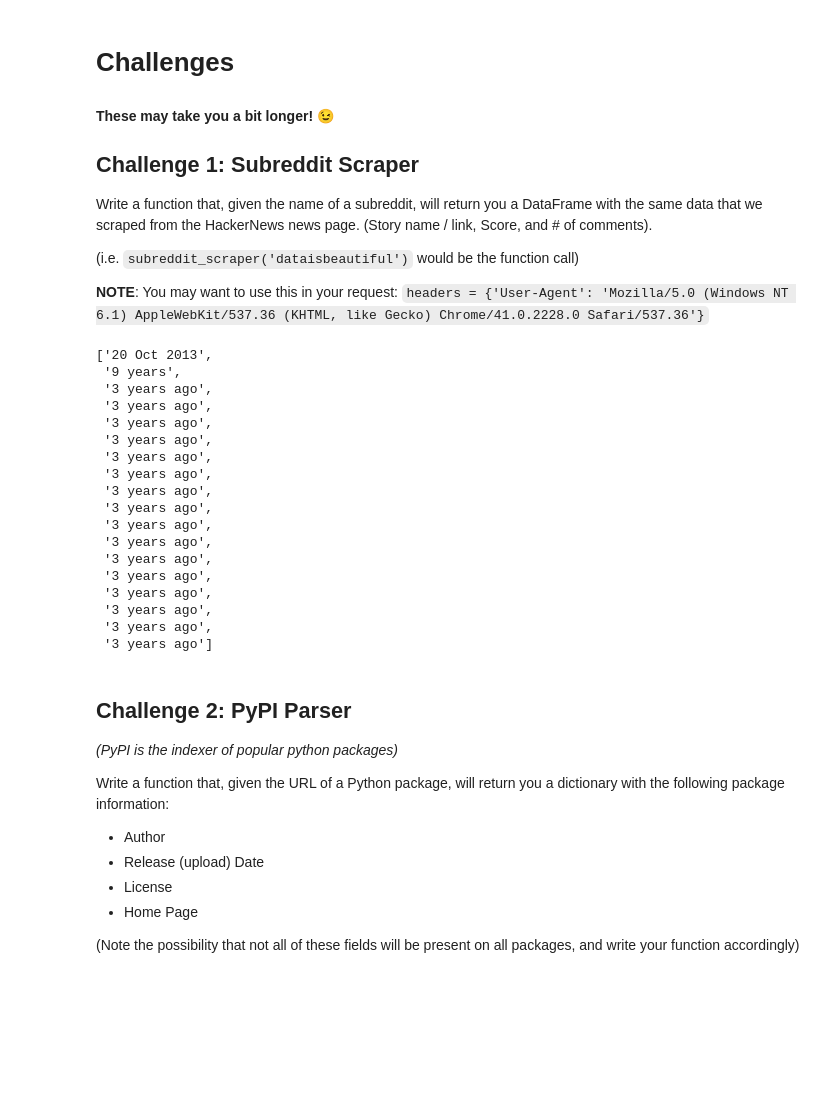
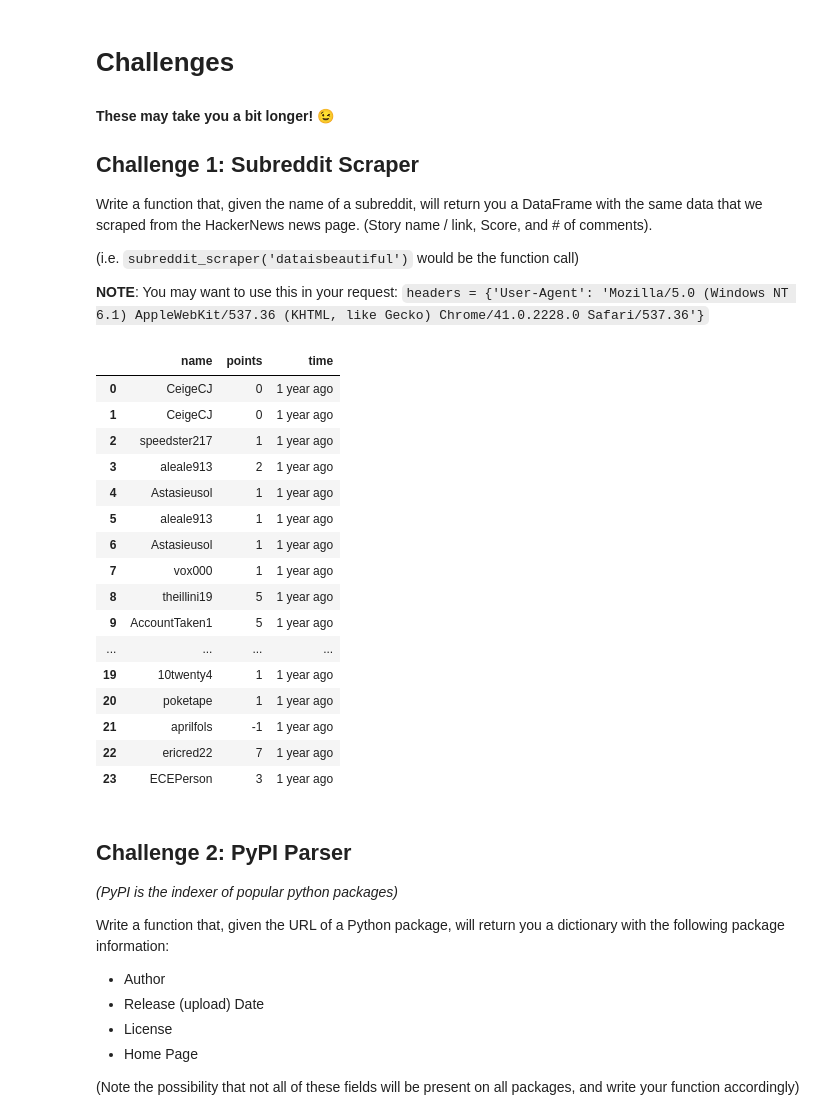
Before and after one commit to YaboLee/Data_Hackerspace_FA17, a Jupyter notebook: week6/WebScraping.ipynb, the cells around one changed output. Saved outputs shown, nothing was run; the diff lists cells and outputs as text; code cells hidden in the pictures; blank space fills up the shorter version.

```diff
--- a/week6/WebScraping.ipynb
+++ b/week6/WebScraping.ipynb
@@ -226,40 +229,52 @@ Write a function that, given the name of a subreddit, will return you a DataFram
 (i.e. `subreddit_scraper('dataisbeautiful')` would be the function call)
 
 **NOTE**: You may want to use this in your request: `headers = {'User-Agent': 'Mozilla/5.0 (Windows NT 6.1) AppleWebKit/537.36 (KHTML, like Gecko) Chrome/41.0.2228.0 Safari/537.36'}`
-# %%
-headers = {'User-Agent': 'Mozilla/5.0 (Windows NT 6.1) AppleWebKit/537.36 (KHTML, like Gecko) Chrome/41.0.2228.0 Safari/537.36'}
-html_doc = requests.get('https://www.reddit.com/r/UIUC/comments/1otmqs/who_is_the_hottest_professor_on_campus/',headers=headers).text
-html_doc
-
-T = []
-
-soup = BeautifulSoup(html_doc, "html5lib")
-for t in soup.find_all('time'):
-     T.append(t.text)
-
-#handsome = "https://www.reddit.com/r/UIUC/comments/1otmqs/who_is_the_hottest_professor_on_campus/"
-#subreddit_scraper(handsome)
-# %%
-T
-# %% [output]
-['20 Oct 2013',
- '9 years',
- '3 years ago',
- '3 years ago',
- '3 years ago',
- '3 years ago',
- '3 years ago',
- '3 years ago',
- '3 years ago',
- '3 years ago',
- '3 years ago',
- '3 years ago',
- '3 years ago',
- '3 years ago',
- '3 years ago',
- '3 years ago',
- '3 years ago',
- '3 years ago']
+# %%
+def subreddit_scraper(url):
+    headers = {'User-Agent': 'Mozilla/5.0 (Windows NT 6.1) AppleWebKit/537.36 (KHTML, like Gecko) Chrome/41.0.2228.0 Safari/537.36'}
+    html_doc = requests.get(url,headers=headers).text
+    soup = BeautifulSoup(html_doc, "html5lib")
+    content = []
+    for tagline in soup.find_all('p',{'class':'tagline'}):
+        #for writer in tagline('a',{'class':'author'}):
+         #   print(writer)
+        temp = tagline.find('a',{'class':'author'})
+        if temp != None :
+            author = temp.string
+        temp = tagline.find('span',{'class':'unvoted'})
+        point = 0
+        if temp != None :
+            point = temp.string.split()[0]
+        time = tagline.find('time').string
+
+        content.append({
+            'name':author,
+            'points':point,
+            'time':time
+        })
+    content_df = pd.DataFrame(content)
+    return content_df
+url = 'https://www.reddit.com/r/UIUC/comments/4ir5qs/easiest_2_or_3_hour_classes_hopefully_updated_for/'
+# %%
+subreddit_scraper(url)
+# %% [output]
+|  | name | points | time |
+| 0 | CeigeCJ | 0 | 1 year ago |
+| 1 | CeigeCJ | 0 | 1 year ago |
+| 2 | speedster217 | 1 | 1 year ago |
+| 3 | aleale913 | 2 | 1 year ago |
+| 4 | Astasieusol | 1 | 1 year ago |
+| 5 | aleale913 | 1 | 1 year ago |
+| 6 | Astasieusol | 1 | 1 year ago |
+| 7 | vox000 | 1 | 1 year ago |
+| 8 | theillini19 | 5 | 1 year ago |
+| 9 | AccountTaken1 | 5 | 1 year ago |
+| ... | ... | ... | ... |
+| 19 | 10twenty4 | 1 | 1 year ago |
+| 20 | poketape | 1 | 1 year ago |
+| 21 | aprilfols | -1 | 1 year ago |
+| 22 | ericred22 | 7 | 1 year ago |
+| 23 | ECEPerson | 3 | 1 year ago |
 # %% [markdown]
 ## Challenge 2: PyPI Parser
 *(PyPI is the indexer of popular python packages)*
```
Also changed, not shown: parts of 11 cells of this notebook.
